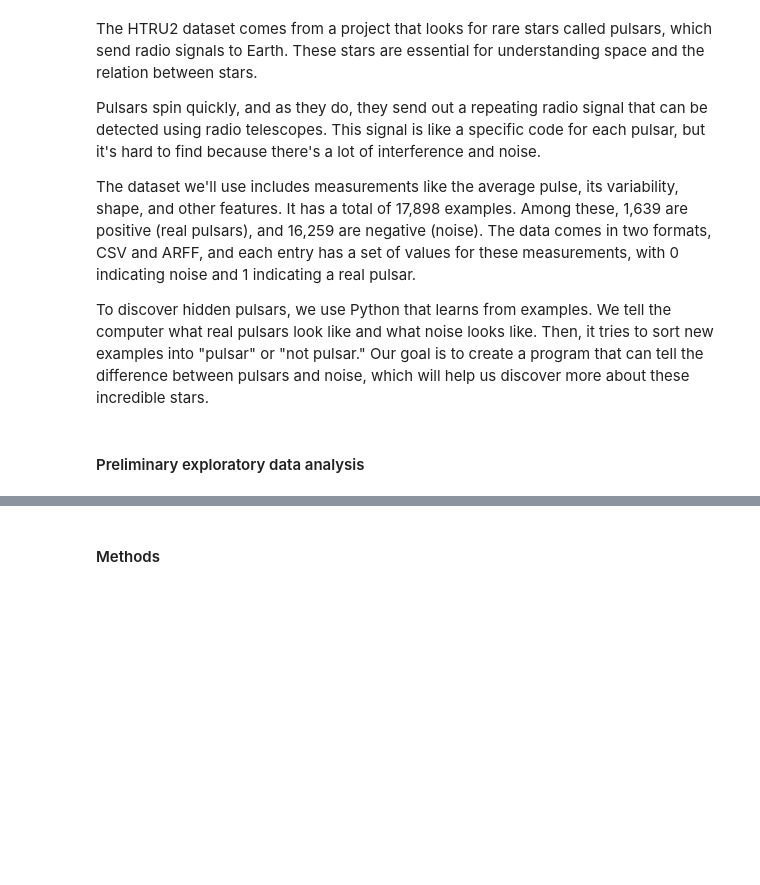
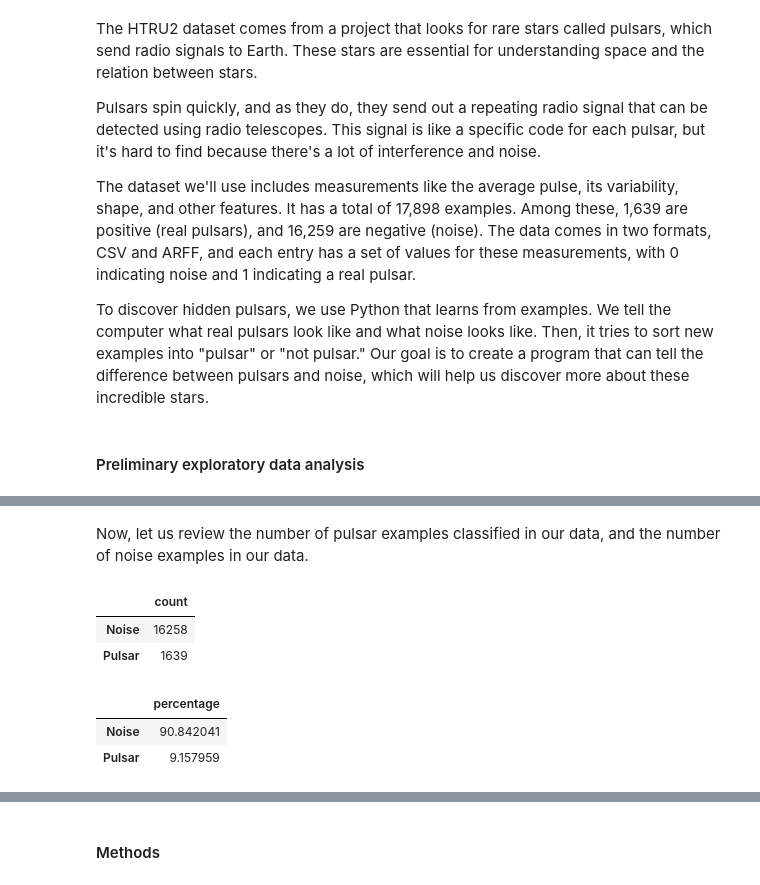
Before and after one commit to Tikio88/Group22_Project, a Jupyter notebook: Project_proposal.ipynb, the cells around one changed output, grey strips where cells are left out. Saved outputs shown, nothing was run; the diff lists cells and outputs as text; code cells hidden in the pictures; blank space fills up the shorter version.

```diff
--- a/Project_proposal.ipynb
+++ b/Project_proposal.ipynb
@@ -24,2 +84,12 @@ To discover hidden pulsars, we use Python that learns from examples. We tell the
+# %% [markdown]
+Now, let us review the number of pulsar examples classified in our data, and the number of noise examples in our data.
 # %%
-# table - using only training data
+#  Count the amount of pulsar examples and the amount of noise examples in our data.
+
+pulsar_data_count = pulsar_data["label"].value_counts().to_frame()
+pulsar_data_count.columns = ["count"]
+pulsar_data_count
+# %% [output]
+|  | count |
+| Noise | 16258 |
+| Pulsar | 1639 |
@@ -27,0 +96,11 @@ To discover hidden pulsars, we use Python that learns from examples. We tell the
+# %%
+# Provide the percentage between the amount of pulsar examples and noise examples in our data.
+
+pulsar_data_percentage = pulsar_data["label"].value_counts(normalize=True).to_frame()
+pulsar_data_percentage.columns = ["percentage"]
+pulsar_data_percentage["percentage"] = pulsar_data_percentage["percentage"] * 100
+pulsar_data_percentage
+# %% [output]
+|  | percentage |
+| Noise | 90.842041 |
+| Pulsar | 9.157959 |
```
Also changed, not shown: parts of 16 cells of this notebook.
